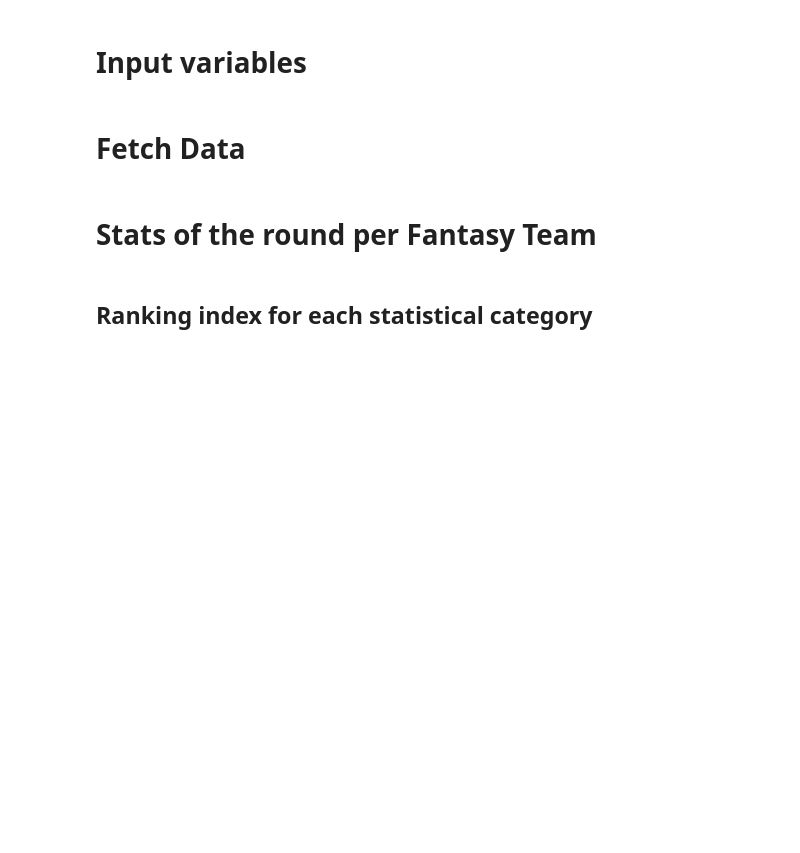
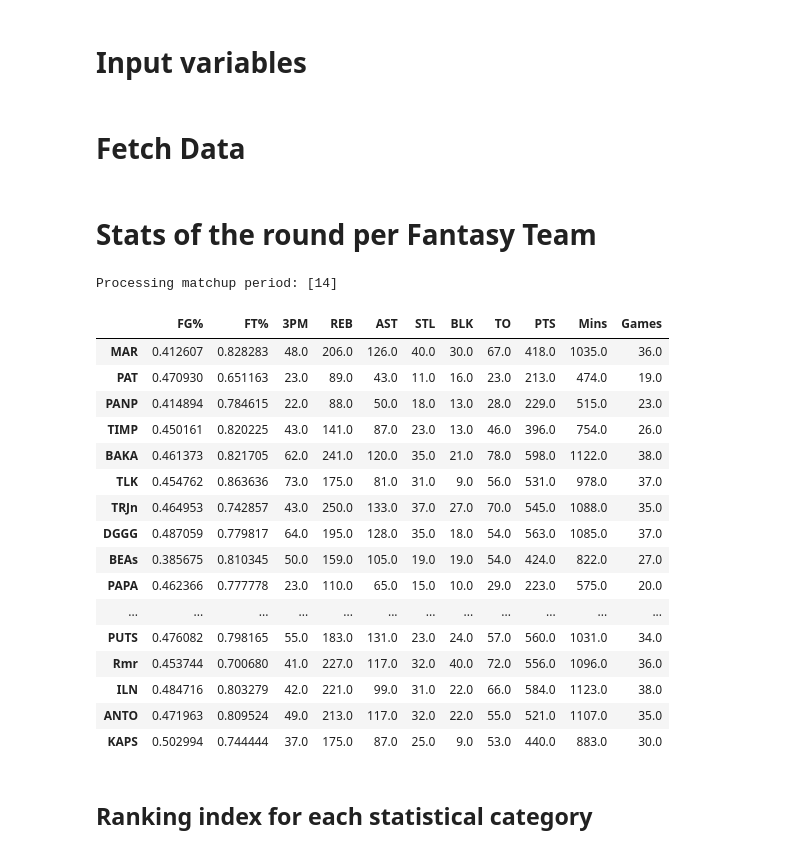
Before and after one commit to giasemidis/espn-nba-fantasy, a Jupyter notebook: notebooks/post_round_analysis.ipynb, the cells around one changed output. Cells and saved outputs as stored; diff of their text form; code cells hidden in the pictures; blank space fills up the shorter version.

```diff
--- a/notebooks/post_round_analysis.ipynb
+++ b/notebooks/post_round_analysis.ipynb
@@ -48,2 +32,23 @@ stats_mins_games_latest_round.rename(index=espn_api.team_abbr_name_dict)
+# %%
+espn_api.get_adv_stats_of_round()
+# %% [output]
+Processing matchup period: [14]
+|  | FG% | FT% | 3PM | REB | AST | STL | BLK | TO | PTS | Mins | Games |
+| MAR | 0.412607 | 0.828283 | 48.0 | 206.0 | 126.0 | 40.0 | 30.0 | 67.0 | 418.0 | 1035.0 | 36.0 |
+| PAT | 0.470930 | 0.651163 | 23.0 | 89.0 | 43.0 | 11.0 | 16.0 | 23.0 | 213.0 | 474.0 | 19.0 |
+| PANP | 0.414894 | 0.784615 | 22.0 | 88.0 | 50.0 | 18.0 | 13.0 | 28.0 | 229.0 | 515.0 | 23.0 |
+| TIMP | 0.450161 | 0.820225 | 43.0 | 141.0 | 87.0 | 23.0 | 13.0 | 46.0 | 396.0 | 754.0 | 26.0 |
+| BAKA | 0.461373 | 0.821705 | 62.0 | 241.0 | 120.0 | 35.0 | 21.0 | 78.0 | 598.0 | 1122.0 | 38.0 |
+| TLK | 0.454762 | 0.863636 | 73.0 | 175.0 | 81.0 | 31.0 | 9.0 | 56.0 | 531.0 | 978.0 | 37.0 |
+| TRJn | 0.464953 | 0.742857 | 43.0 | 250.0 | 133.0 | 37.0 | 27.0 | 70.0 | 545.0 | 1088.0 | 35.0 |
+| DGGG | 0.487059 | 0.779817 | 64.0 | 195.0 | 128.0 | 35.0 | 18.0 | 54.0 | 563.0 | 1085.0 | 37.0 |
+| BEAs | 0.385675 | 0.810345 | 50.0 | 159.0 | 105.0 | 19.0 | 19.0 | 54.0 | 424.0 | 822.0 | 27.0 |
+| PAPA | 0.462366 | 0.777778 | 23.0 | 110.0 | 65.0 | 15.0 | 10.0 | 29.0 | 223.0 | 575.0 | 20.0 |
+| ... | ... | ... | ... | ... | ... | ... | ... | ... | ... | ... | ... |
+| PUTS | 0.476082 | 0.798165 | 55.0 | 183.0 | 131.0 | 23.0 | 24.0 | 57.0 | 560.0 | 1031.0 | 34.0 |
+| Rmr | 0.453744 | 0.700680 | 41.0 | 227.0 | 117.0 | 32.0 | 40.0 | 72.0 | 556.0 | 1096.0 | 36.0 |
+| ILN | 0.484716 | 0.803279 | 42.0 | 221.0 | 99.0 | 31.0 | 22.0 | 66.0 | 584.0 | 1123.0 | 38.0 |
+| ANTO | 0.471963 | 0.809524 | 49.0 | 213.0 | 117.0 | 32.0 | 22.0 | 55.0 | 521.0 | 1107.0 | 35.0 |
+| KAPS | 0.502994 | 0.744444 | 37.0 | 175.0 | 87.0 | 25.0 | 9.0 | 53.0 | 440.0 | 883.0 | 30.0 |
 # %% [markdown]
 ## Ranking index for each statistical category
```
Also changed, not shown: parts of 18 cells of this notebook, 4 other files.
